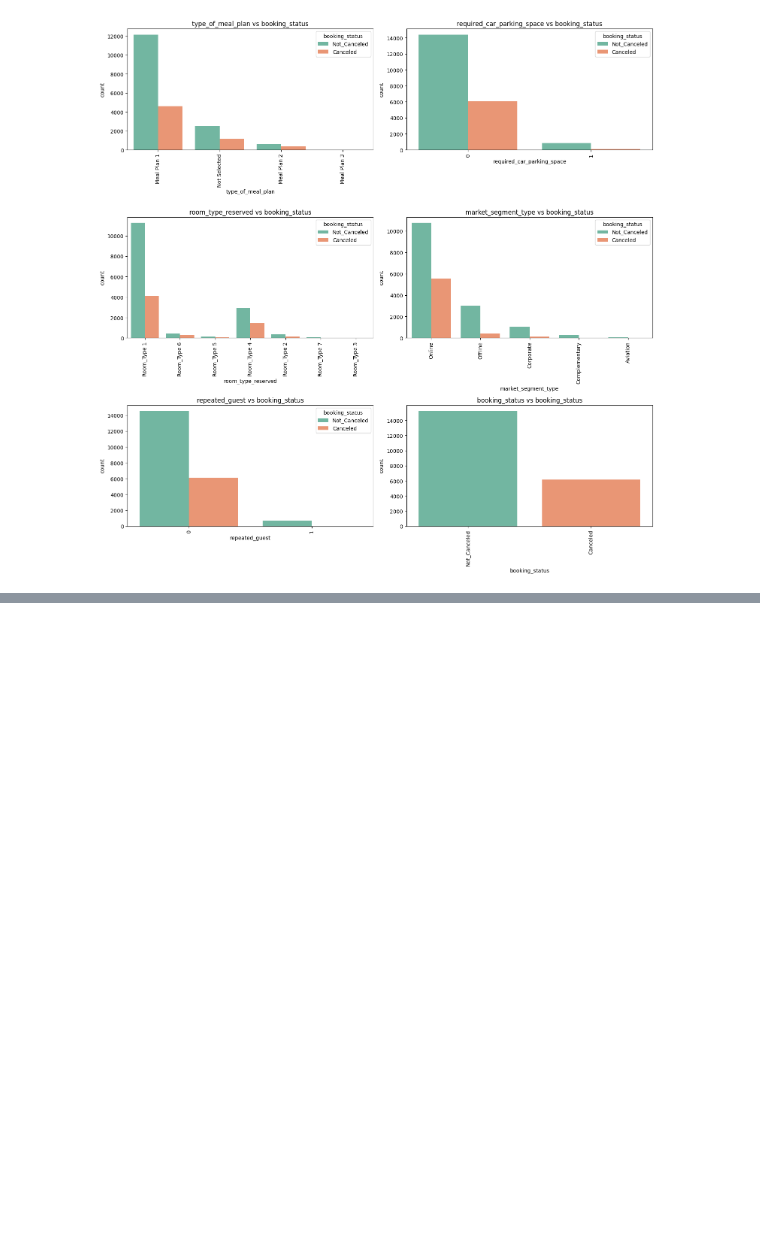
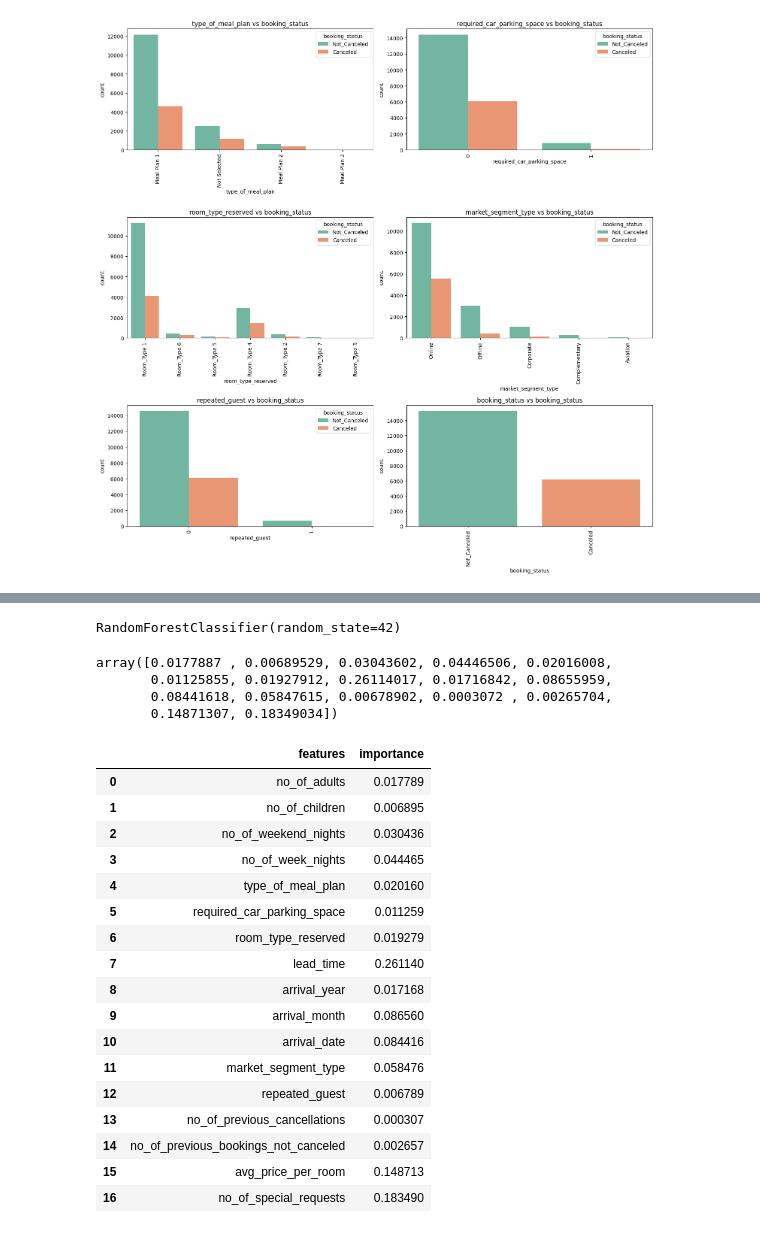
Before and after one commit to Vivek084c/MLOps_Hotel_Reservation_prediction, a Jupyter notebook: notebook/notebook.ipynb, the cells around one changed output, grey strips where cells are left out. Cells and saved outputs as stored; diff of their text form; code cells hidden in the pictures; blank space fills up the shorter version.

```diff
--- a/notebook/notebook.ipynb
+++ b/notebook/notebook.ipynb
@@ -358,0 +778,46 @@ plot_bivariate_cat(data, "booking_status", cat_col)
+# %%
+
+X = df.drop(columns=["booking_status"])
+y = df["booking_status"]
+# %%
+model = RandomForestClassifier(random_state=42)
+model.fit(X,y)
+# %% [output]
+RandomForestClassifier(random_state=42)
+# %%
+feature_importance = model.feature_importances_
+# %%
+feature_importance
+# %% [output]
+array([0.0177887 , 0.00689529, 0.03043602, 0.04446506, 0.02016008,
+       0.01125855, 0.01927912, 0.26114017, 0.01716842, 0.08655959,
+       0.08441618, 0.05847615, 0.00678902, 0.0003072 , 0.00265704,
+       0.14871307, 0.18349034])
+# %%
+feature_importance_df = pd.DataFrame(
+    {
+        'features' : X.columns,
+        'importance' : feature_importance
+    }
+    )
+# %%
+feature_importance_df
+# %% [output]
+|  | features | importance |
+| 0 | no_of_adults | 0.017789 |
+| 1 | no_of_children | 0.006895 |
+| 2 | no_of_weekend_nights | 0.030436 |
+| 3 | no_of_week_nights | 0.044465 |
+| 4 | type_of_meal_plan | 0.020160 |
+| 5 | required_car_parking_space | 0.011259 |
+| 6 | room_type_reserved | 0.019279 |
+| 7 | lead_time | 0.261140 |
+| 8 | arrival_year | 0.017168 |
+| 9 | arrival_month | 0.086560 |
+| 10 | arrival_date | 0.084416 |
+| 11 | market_segment_type | 0.058476 |
+| 12 | repeated_guest | 0.006789 |
+| 13 | no_of_previous_cancellations | 0.000307 |
+| 14 | no_of_previous_bookings_not_canceled | 0.002657 |
+| 15 | avg_price_per_room | 0.148713 |
+| 16 | no_of_special_requests | 0.183490 |
```
Also changed, not shown: parts of 56 cells of this notebook, 1 other file.
